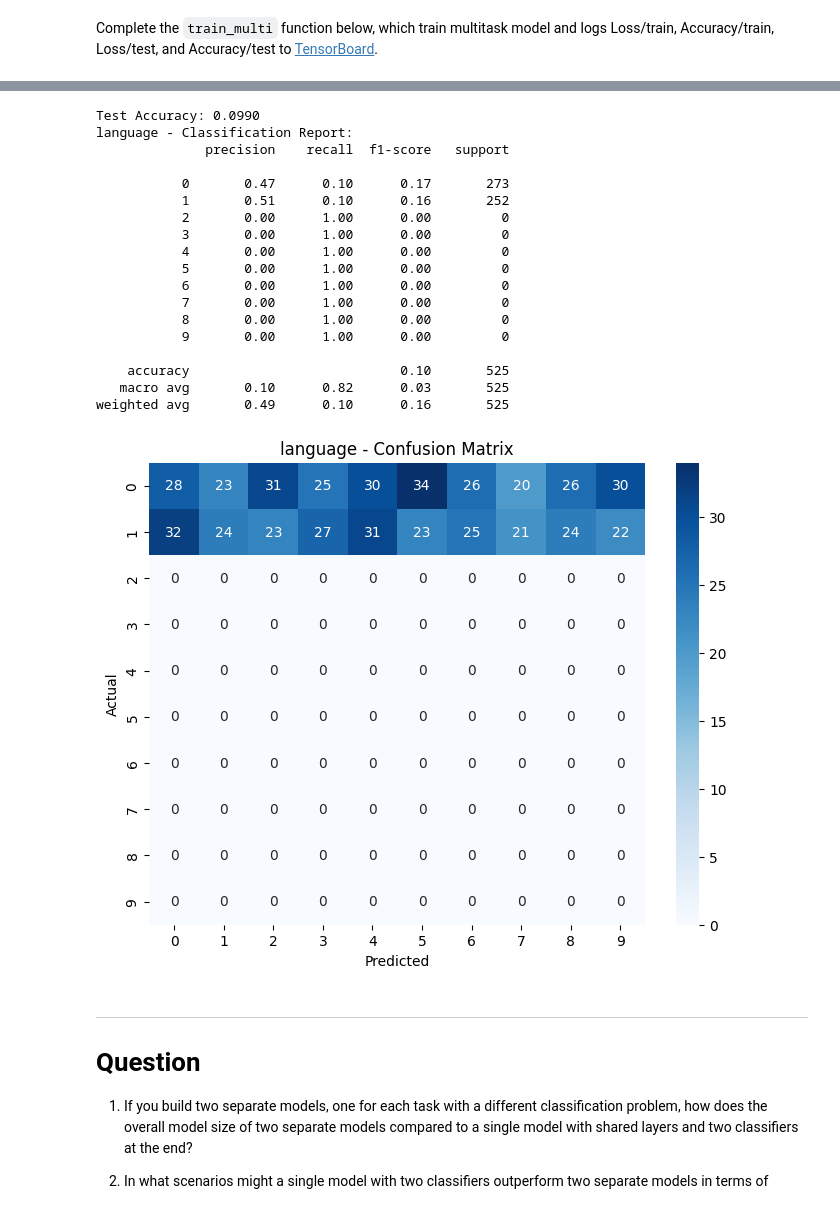
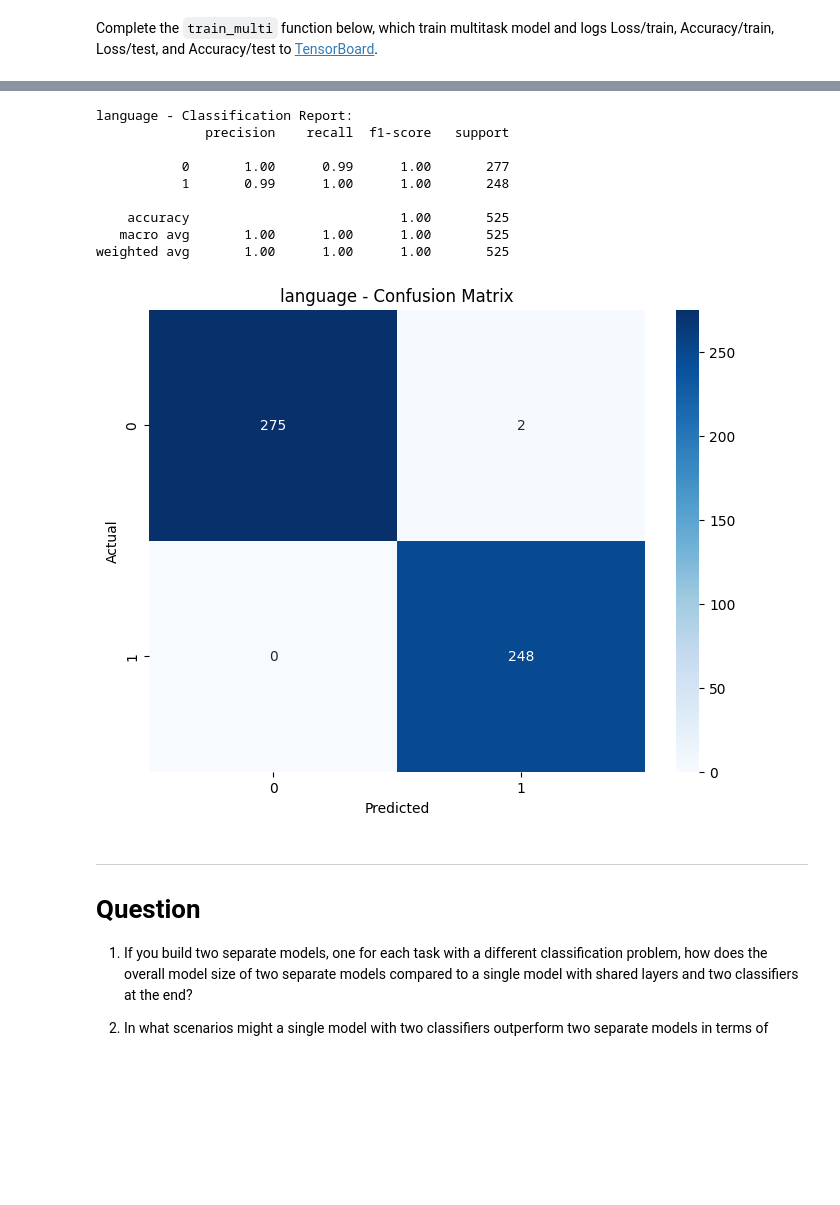
Before and after one commit to KCMAwndy/Image-Processing-KMITL, a Jupyter notebook: Lab/Lab8_TransferLearning-MultitaskLearning/Lab8_1_TrasnferLearning.ipynb, the cells around one changed output, grey strips where cells are left out. Saved outputs shown, nothing was run; the diff lists cells and outputs as text; code cells hidden in the pictures; blank space fills up the shorter version.

```diff
--- a/Lab/Lab8_TransferLearning-MultitaskLearning/Lab8_1_TrasnferLearning.ipynb
+++ b/Lab/Lab8_TransferLearning-MultitaskLearning/Lab8_1_TrasnferLearning.ipynb
@@ -1072,6 +1121,5 @@ weighted avg       0.98      0.98      0.98       350
 # %%
 ### START CODE HERE ###
-evaluate_on_test_set(model, test_loader, device, task = 'digit')
-evaluate_on_test_set(model, test_loader, device, task = 'language')
+evaluate_multi_task_on_test_set(model, test_loader, device)
 ### END CODE HERE ###
 # %% [output]
@@ -1097,22 +1147,13 @@ weighted avg       0.96      0.96      0.96       525
-Test Accuracy: 0.0990
 language - Classification Report:
               precision    recall  f1-score   support
 
-           0       0.47      0.10      0.17       273
-           1       0.51      0.10      0.16       252
-           2       0.00      1.00      0.00         0
-           3       0.00      1.00      0.00         0
-           4       0.00      1.00      0.00         0
-           5       0.00      1.00      0.00         0
-           6       0.00      1.00      0.00         0
-           7       0.00      1.00      0.00         0
-           8       0.00      1.00      0.00         0
-           9       0.00      1.00      0.00         0
+           0       1.00      0.99      1.00       277
+           1       0.99      1.00      1.00       248
 
-    accuracy                           0.10       525
-   macro avg       0.10      0.82      0.03       525
-weighted avg       0.49      0.10      0.16       525
+    accuracy                           1.00       525
+   macro avg       1.00      1.00      1.00       525
+weighted avg       1.00      1.00      1.00       525
-[figure, old version]
+[figure, new version]
 # %% [markdown]
 ---
 # Question
```
Also changed, not shown: parts of 7 cells of this notebook, 5 other files.
